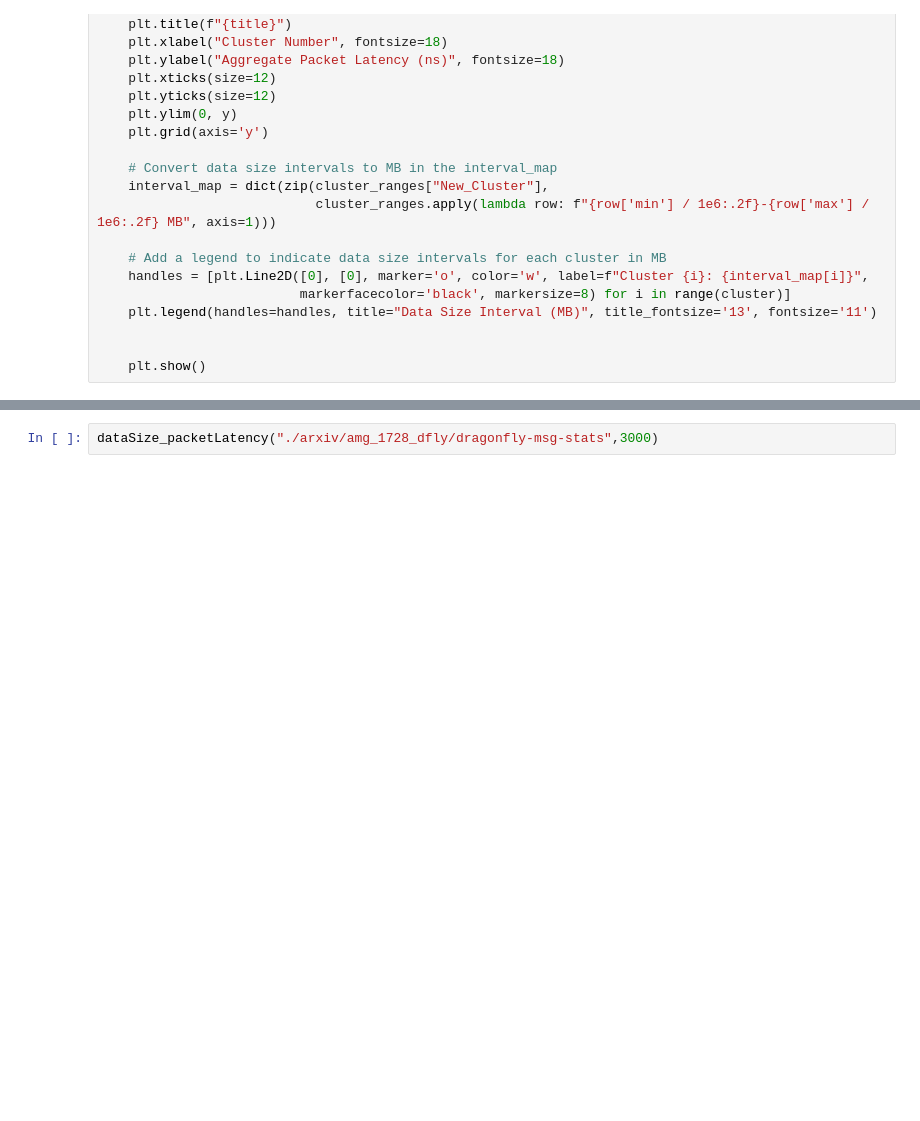
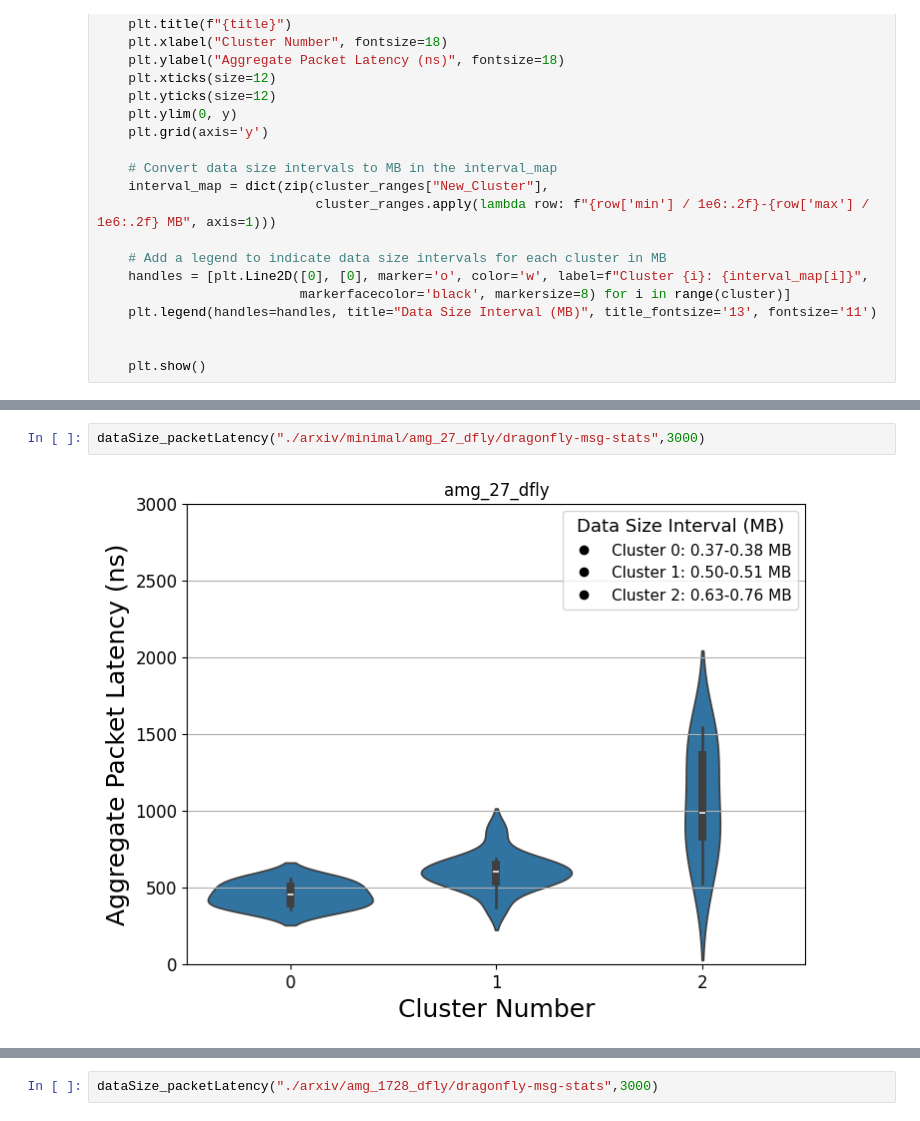
Before and after one commit to zzheng33/cs550, a Jupyter notebook: run/plot.ipynb, the cells around one changed output, grey strips where cells are left out. Drawn from its saved outputs; the diff is of its cells as text; blank space fills up the shorter version.

```diff
--- a/run/plot.ipynb
+++ b/run/plot.ipynb
@@ -76 +76,5 @@ dataSize_packetLatency("./arxiv/amg_27_dfly/dragonfly-msg-stats",3000)
+# %%
+dataSize_packetLatency("./arxiv/minimal/amg_27_dfly/dragonfly-msg-stats",3000)
+# %% [output]
+[figure, added]
 # %%
```
Also changed, not shown: parts of 3 cells of this notebook, 19 other files.
